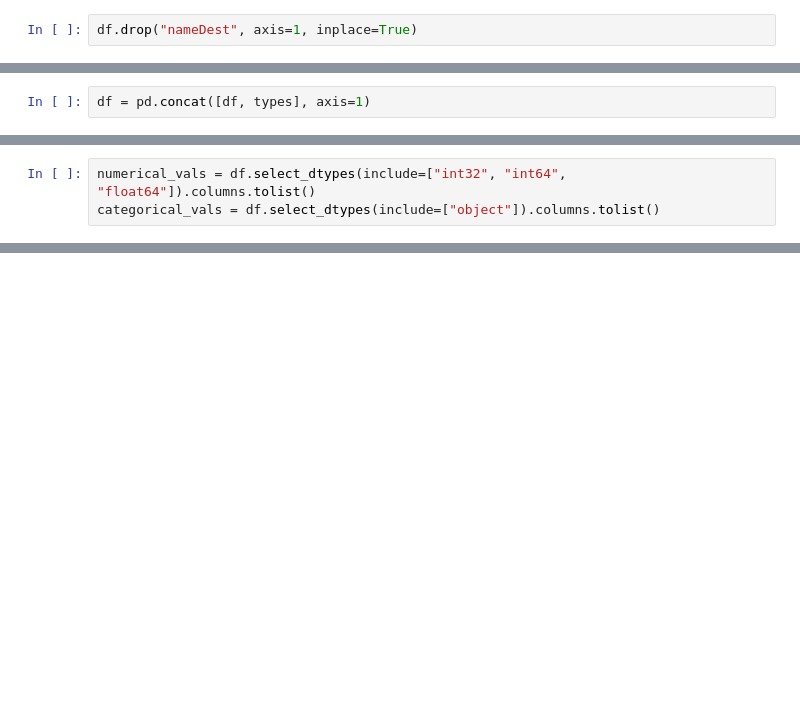
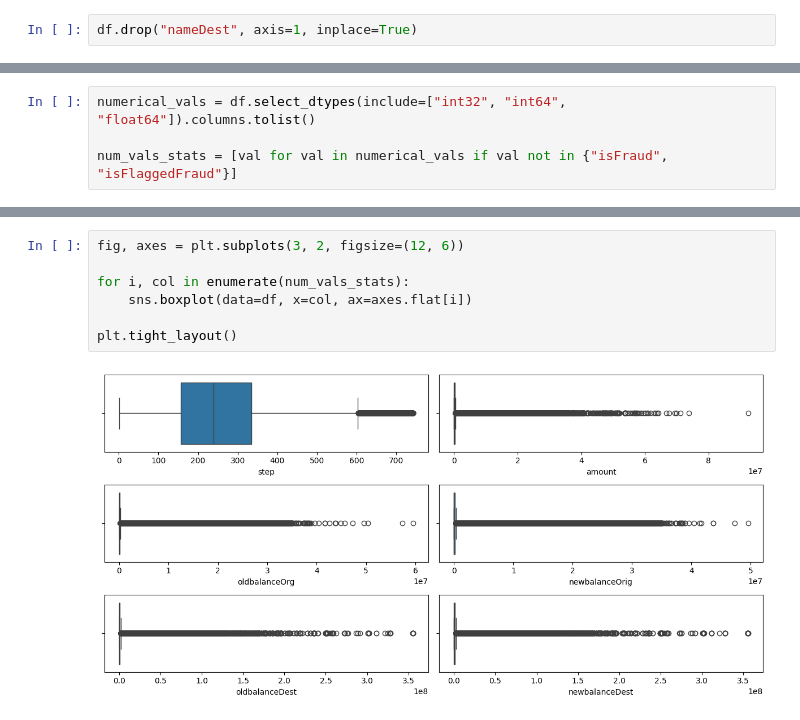
Before and after one commit to olena4reunited/fraud_prediction, a Jupyter notebook: research.ipynb, the cells around one changed output, grey strips where cells are left out. Drawn from its saved outputs; the diff is of its cells as text; blank space fills up the shorter version.

```diff
--- a/research.ipynb
+++ b/research.ipynb
@@ -220,3 +196 @@ df
-# %%
-df = pd.concat([df, types], axis=1)
 # %%
@@ -253,4 +216,5 @@ memory usage: 558.2+ MB
 # %%
 numerical_vals = df.select_dtypes(include=["int32", "int64", "float64"]).columns.tolist()
-categorical_vals = df.select_dtypes(include=["object"]).columns.tolist()
+
+num_vals_stats = [val for val in numerical_vals if val not in {"isFraud", "isFlaggedFraud"}]
 # %%
@@ -259,0 +225,9 @@ ValueError: could not convert string to float: 'other'
+# %%
+fig, axes = plt.subplots(3, 2, figsize=(12, 6))
+
+for i, col in enumerate(num_vals_stats):
+    sns.boxplot(data=df, x=col, ax=axes.flat[i])
+
+plt.tight_layout()
+# %% [output]
+[figure, added]
```
Also changed, not shown: parts of 43 cells of this notebook.
